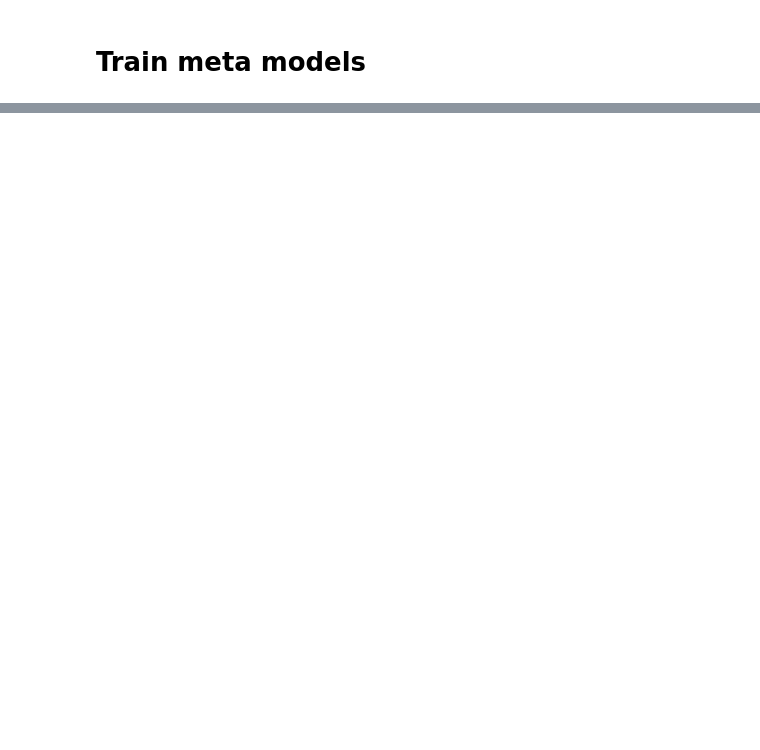
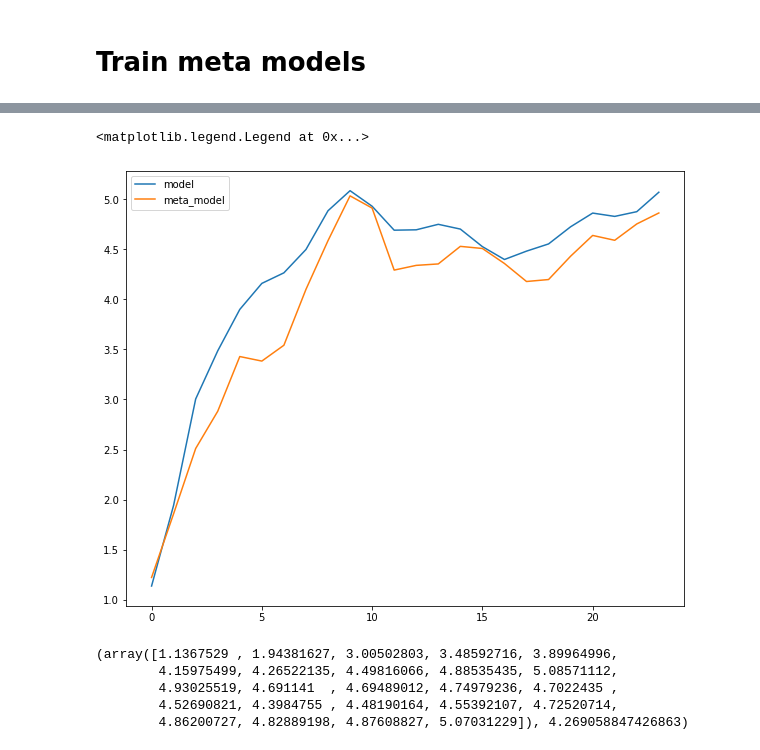
Before and after one commit to aerubanov/Proj_Air_Quality, a Jupyter notebook: notebooks/forecast_ansamble.ipynb, the cells around one changed output, grey strips where cells are left out. Cells and saved outputs as stored; diff of their text form; code cells hidden in the pictures; blank space fills up the shorter version.

```diff
--- a/notebooks/forecast_ansamble.ipynb
+++ b/notebooks/forecast_ansamble.ipynb
@@ -270,8 +305,8 @@ mae = get_mae(models, test_chunks)
 # %%
-alpha = [0.7, 0.8, 0.9, 1.0, 1.1]
+alpha = [0.005, 0.007, 0.008, 0.01]
 for i in range(len(alpha)):
     mod = Lasso(alpha=alpha[i], random_state=42)
     models = train_models(mod, train, test_len)
-    mae = get_mae(models, test_chunks)
+    mae = get_mae(models, test_chunks, target_transform)
     print(alpha[i], np.mean(mae))
 # %% [output]
@@ -324,14 +367,17 @@ def get_meta_mae(models, meta_models, chunks):
         scores.append(mae)
     return scores
 # %%
-def get_predictions(models, meta_models, chunk):
-    predictions = []
+def get_meta_mse(models, meta_models, chunks, transform):
+    scores = []
     for i in range(len(models)):
-        X = [chunk.get_meta_X(i, models) ]
+        X = [chunk.get_meta_X(i, models) for chunk in chunks]
         local_model = meta_models[i]
-        prediction = local_model.predict(X)[0]
-        predictions.append(prediction)
-    return predictions
+        prediction = local_model.predict(X)
+        prediction = transform.inverse_transform(prediction.reshape(-1, 1))
+        y = [chunk.get_y(i, orig=True) for chunk in chunks]
+        mae = mean_squared_error(y, prediction)
+        scores.append(mae)
+    return scores
 # %%
 %%time
 #meta_model = Lasso(alpha=0.2, random_state=42)
@@ -436,0 +489,15 @@ meta_mae, np.mean(meta_mae)
+# %%
+plt.plot(np.sqrt(mse), label='model')
+plt.plot(np.sqrt(meta_mse), label='meta_model')
+plt.legend()
+# %% [output]
+<matplotlib.legend.Legend at 0x...>
+[figure, added]
+# %%
+np.sqrt(mse), np.mean(np.sqrt(mse))
+# %% [output]
+(array([1.1367529 , 1.94381627, 3.00502803, 3.48592716, 3.89964996,
+        4.15975499, 4.26522135, 4.49816066, 4.88535435, 5.08571112,
+        4.93025519, 4.691141  , 4.69489012, 4.74979236, 4.7022435 ,
+        4.52690821, 4.3984755 , 4.48190164, 4.55392107, 4.72520714,
+        4.86200727, 4.82889198, 4.87608827, 5.07031229]), 4.269058847426863)
```
Also changed, not shown: parts of 35 cells of this notebook.
